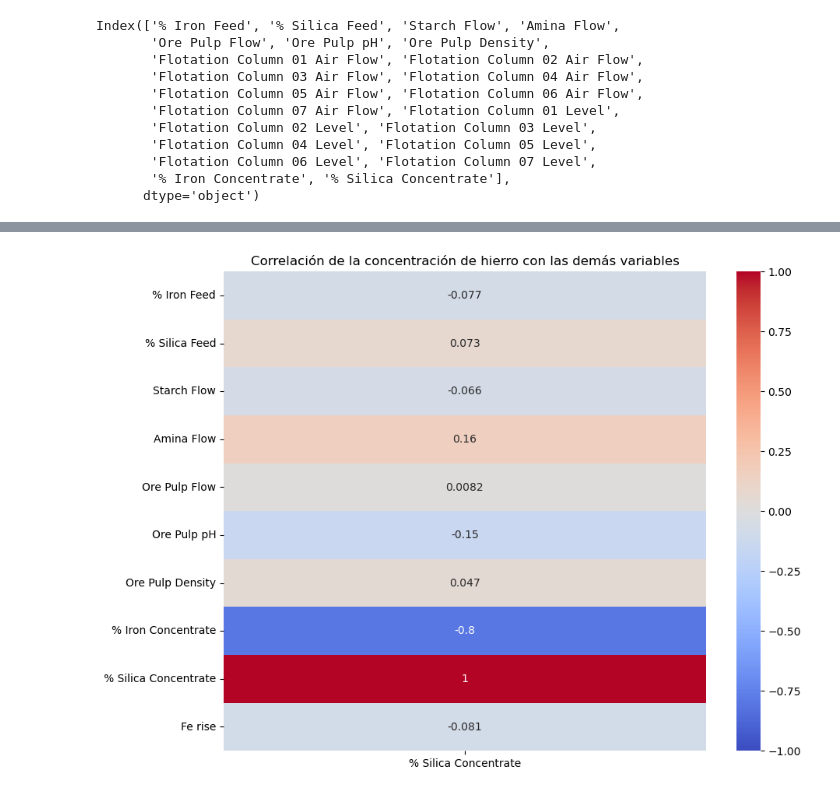
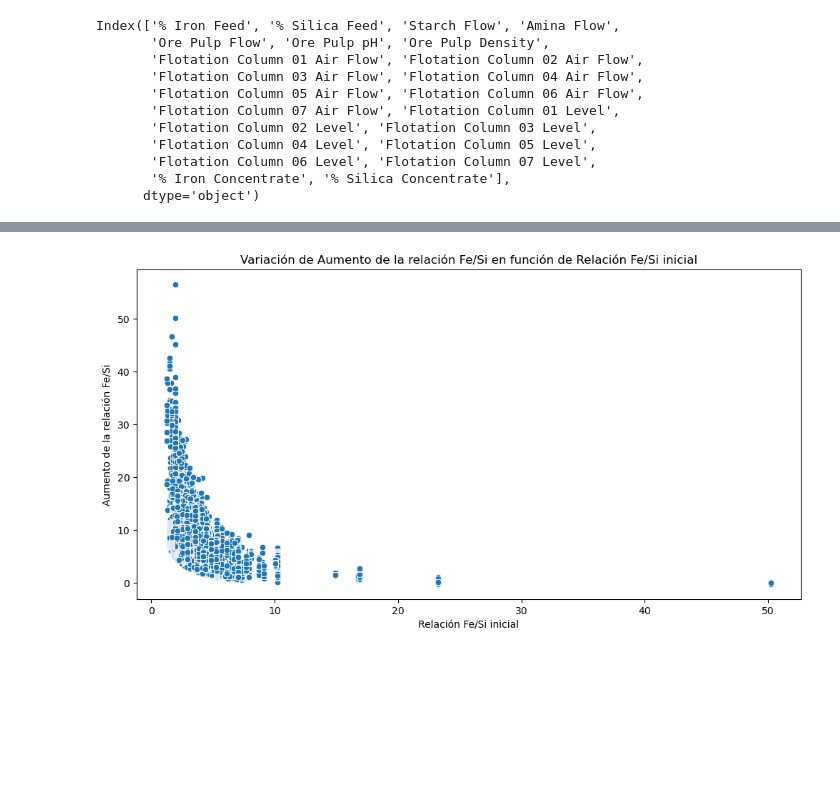
Before and after one commit to JohnLopez15/Mineria_2, a Jupyter notebook: notebook.ipynb, the cells around one changed output, grey strips where cells are left out. Drawn from its saved outputs; the diff is of its cells as text; code cells hidden in the pictures; blank space fills up the shorter version.

```diff
--- a/notebook.ipynb
+++ b/notebook.ipynb
@@ -78,18 +90,33 @@ plt.show()
+# %%
+columnas=data_01.columns
+nombres=["% hierro alimentación",
+         "% sílice alimentación",
+         "Flujo de almidón",
+         "Flujo de amina",
+         "Flujo de pulpa de mineral",
+         "pH de la pulpa de mineral",
+         "Densidad de la pulpa de mineral",
+         "% hierro concentrado",
+         "% sílice concentrado",
+         "Aumento concentración de hierro",
+         "Disminución concentración de sílice",
+         "Relación Fe/Si inicial",
+         "Relación Fe/Si final",
+         "Aumento de la relación Fe/Si",
+        "Relación de almidón por tonelada de mineral",
+        "Relación de amina por tonelada de mineral"
+         ]
+dict_nombres=dict(zip(columnas,nombres))
 # %%
-# plt.figure(figsize=(12, 6))
-# sns.lineplot(data=data_01, x='date', y='Fe rise')
-# plt.title('Variación de la concentración de hierro')
-# plt.show()
+Variable_x="FeSi_inicial"
+Variable_y="FeSi_rise"
+plt.figure(figsize=(12, 6))
+sns.scatterplot(data=data_01, x=Variable_x, y=Variable_y)
+plt.xlabel(dict_nombres[Variable_x])
+plt.ylabel(dict_nombres[Variable_y])
+plt.title(f"Variación de {dict_nombres[Variable_y]} en función de {dict_nombres[Variable_x]}")
+plt.show()
+# %% [output]
+[figure, added]
-# %%
-correlation_matrix = data_01.corr()
-fe_rise_correlation = correlation_matrix[['% Silica Concentrate']]
-
-# Graficar la correlación
-plt.figure(figsize=(10, 8))
-sns.heatmap(fe_rise_correlation, annot=True, cmap='coolwarm', vmin=-1, vmax=1)
-plt.title('Correlación de la concentración de hierro con las demás variables')
-plt.show()
-# %% [output]
-[figure, removed]
 # %%
 plt.figure(figsize=(12, 6))
```
Also changed, not shown: parts of 13 cells of this notebook.
